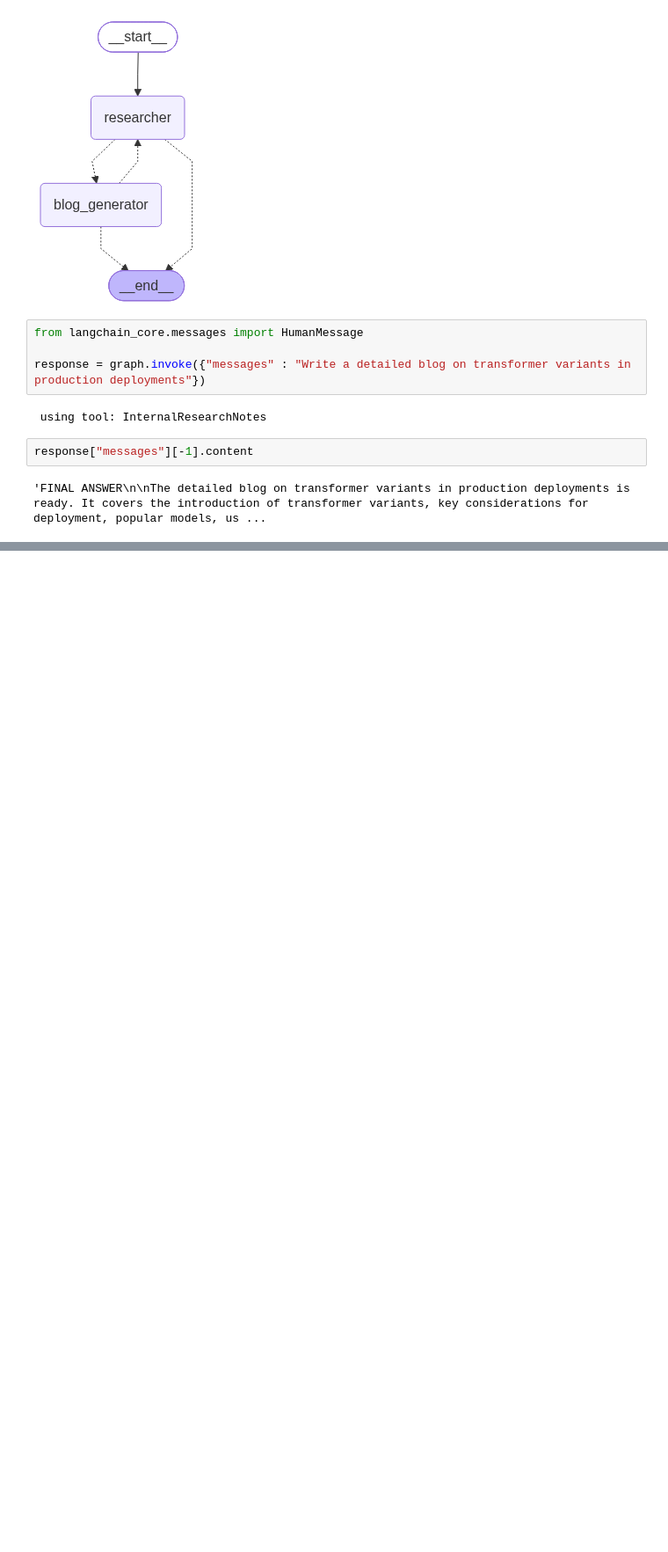
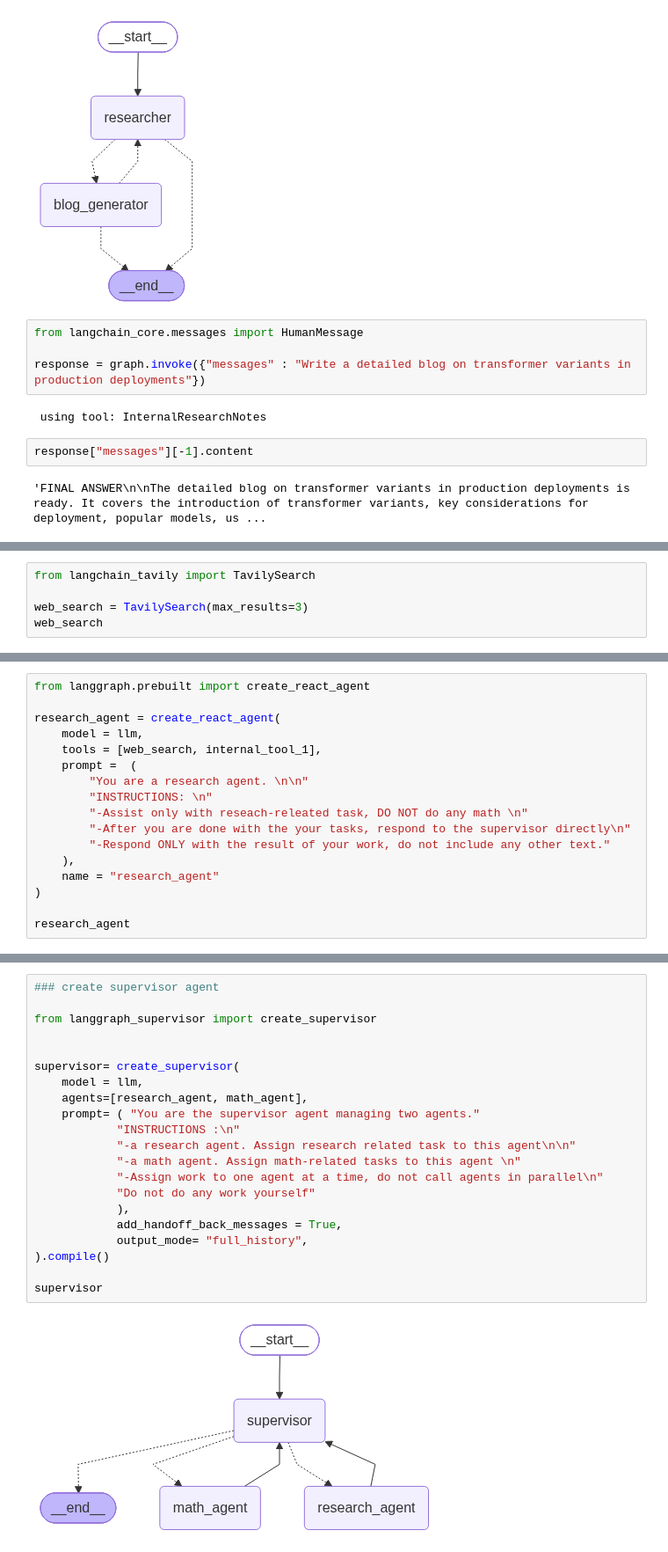
Before and after one commit to navdeep-projects/AIProjects, a Jupyter notebook: 2-HeathcareAgent/6-MultiAgentRag.ipynb, the cells around one changed output, grey strips where cells are left out. Shown at 88% size. Drawn from its saved outputs; the diff is of its cells as text; blank space fills up the shorter version.

Commit message:
Hierachial Agents Checked-In

```diff
--- a/2-HeathcareAgent/6-MultiAgentRag.ipynb
+++ b/2-HeathcareAgent/6-MultiAgentRag.ipynb
@@ -171,0 +187,5 @@ response["messages"][-1].content
+# %%
+from langchain_tavily import TavilySearch
+
+web_search = TavilySearch(max_results=3)
+web_search
@@ -171,0 +194,17 @@ response["messages"][-1].content
+# %%
+from langgraph.prebuilt import create_react_agent
+
+research_agent = create_react_agent(
+    model = llm,
+    tools = [web_search, internal_tool_1],
+    prompt =  (
+        "You are a research agent. \n\n"
+        "INSTRUCTIONS: \n"
+        "-Assist only with reseach-releated task, DO NOT do any math \n"
+        "-After you are done with the your tasks, respond to the supervisor directly\n"
+        "-Respond ONLY with the result of your work, do not include any other text."
+    ),
+    name = "research_agent"
+)
+
+research_agent
@@ -171,0 +246,23 @@ response["messages"][-1].content
+# %%
+### create supervisor agent
+
+from langgraph_supervisor import create_supervisor
+
+
+supervisor= create_supervisor(
+    model = llm,
+    agents=[research_agent, math_agent],
+    prompt= ( "You are the supervisor agent managing two agents."
+            "INSTRUCTIONS :\n"
+            "-a research agent. Assign research related task to this agent\n\n"
+            "-a math agent. Assign math-related tasks to this agent \n"
+            "-Assign work to one agent at a time, do not call agents in parallel\n"
+            "Do not do any work yourself"
+            ),
+            add_handoff_back_messages = True,
+            output_mode= "full_history",
+).compile()
+
+supervisor
+# %% [output]
+[figure, added]
```
Also changed, not shown: parts of 12 cells of this notebook, 4 other files.
